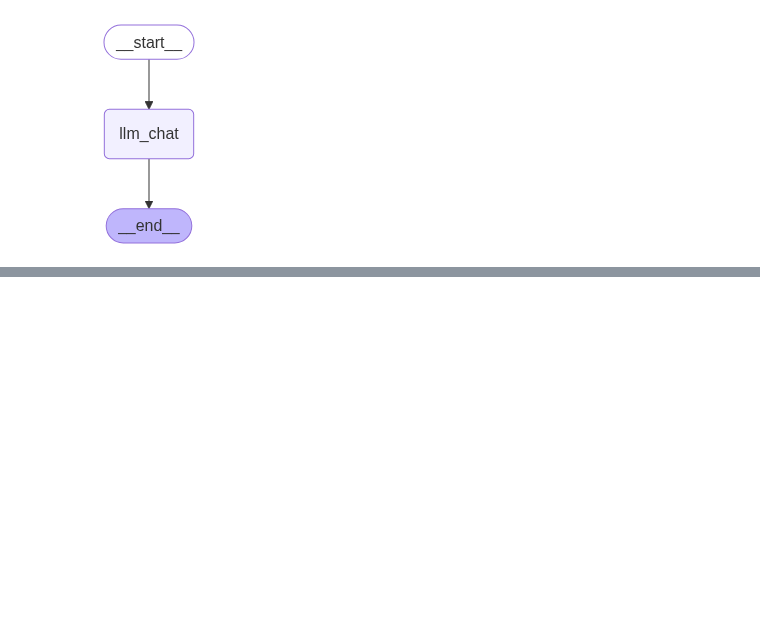
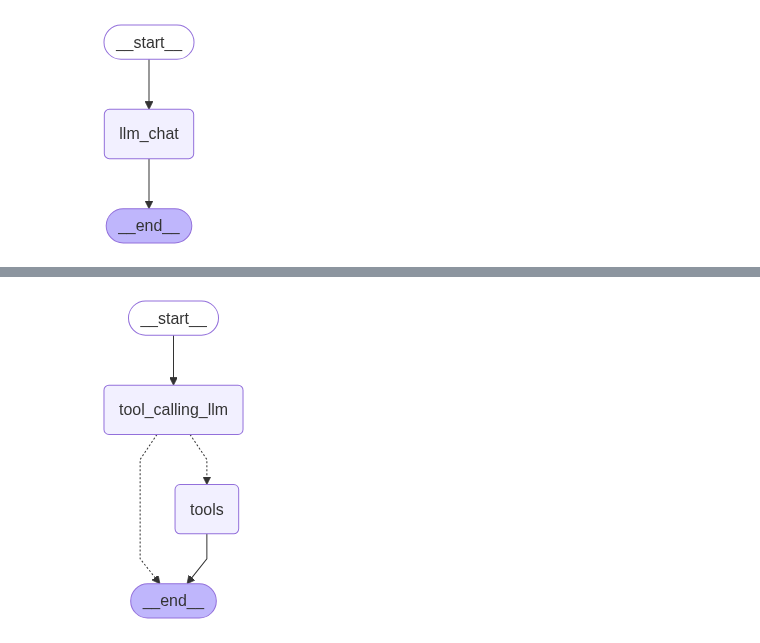
Before and after one commit to jainshauryaj/AgenticLangGraphProject, a Jupyter notebook: Chatbot/chatbot.ipynb, the cells around one changed output, grey strips where cells are left out. Cells and saved outputs as stored; diff of their text form; code cells hidden in the pictures; blank space fills up the shorter version.

```diff
--- a/Chatbot/chatbot.ipynb
+++ b/Chatbot/chatbot.ipynb
@@ -59,0 +149,29 @@ graph_builder.compile()
+# %%
+## New State Graph
+from langgraph.graph import StateGraph, START, END
+from langgraph.prebuilt import ToolNode
+from langgraph.prebuilt import tools_condition
+from langgraph.checkpoint.memory import MemorySaver
+
+memory = MemorySaver()
+
+## Node definition
+def tool_calling_llm(state:State):
+    return {"messages":[llm_with_tools.invoke(state['messages'])]}
+
+## Graph
+builder = StateGraph(State)
+builder.add_node("tool_calling_llm", tool_calling_llm)
+builder.add_node("tools", ToolNode(tools))
+
+## Edges
+builder.add_edge(START, "tool_calling_llm")
+builder.add_conditional_edges("tool_calling_llm", tools_condition)
+
+builder.add_edge("tools", END)
+
+## Compile the graph
+graph = builder.compile(checkpointer=memory)
+builder.compile()
+# %% [output]
+[figure, added]
```
Also changed, not shown: parts of 27 cells of this notebook, 2 other files.
